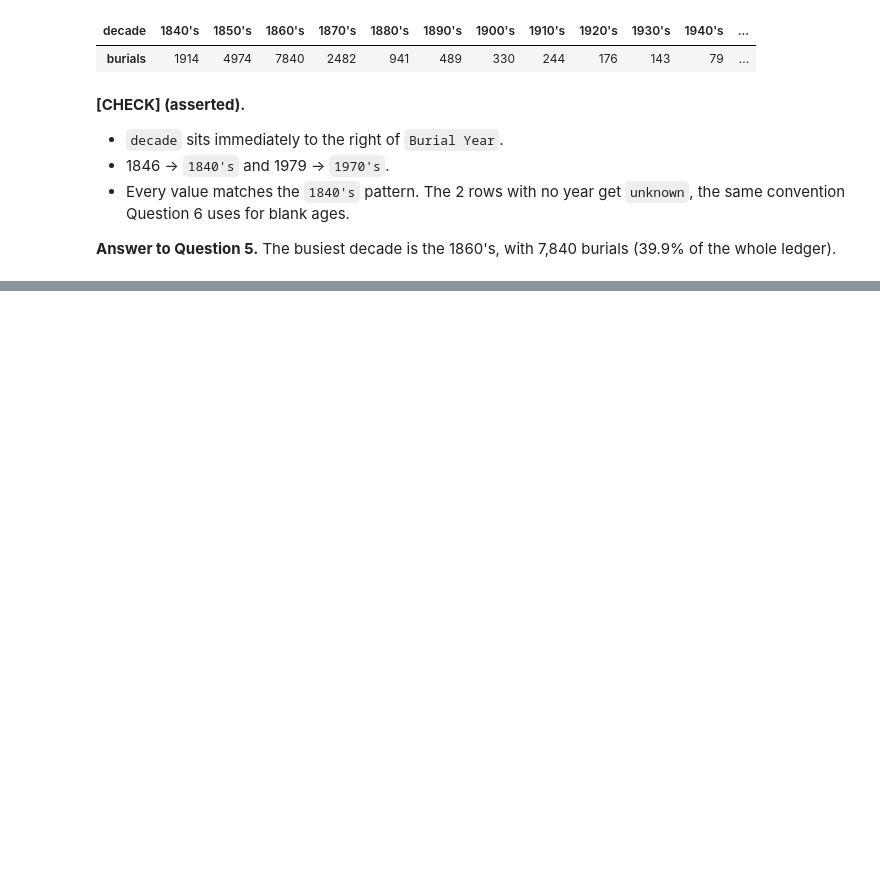
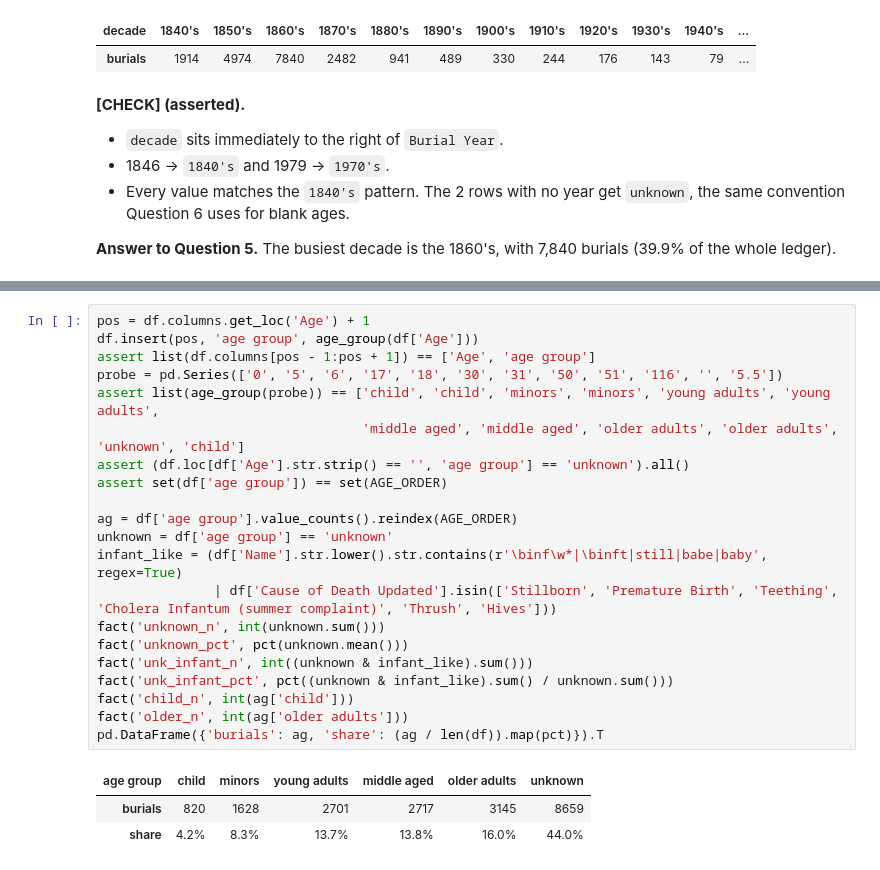
Before and after one commit to ryRyTheCoder/cause_of_death, a Jupyter notebook: submissions/juan_zavala/cemetery_analysis.ipynb, the cells around one changed output, grey strips where cells are left out. Drawn from its saved outputs; the diff is of its cells as text; blank space fills up the shorter version.

```diff
--- a/submissions/juan_zavala/cemetery_analysis.ipynb
+++ b/submissions/juan_zavala/cemetery_analysis.ipynb
@@ -776,0 +783,25 @@ dec.to_frame('burials').T
+# %%
+pos = df.columns.get_loc('Age') + 1
+df.insert(pos, 'age group', age_group(df['Age']))
+assert list(df.columns[pos - 1:pos + 1]) == ['Age', 'age group']
+probe = pd.Series(['0', '5', '6', '17', '18', '30', '31', '50', '51', '116', '', '5.5'])
+assert list(age_group(probe)) == ['child', 'child', 'minors', 'minors', 'young adults', 'young adults',
+                                  'middle aged', 'middle aged', 'older adults', 'older adults', 'unknown', 'child']
+assert (df.loc[df['Age'].str.strip() == '', 'age group'] == 'unknown').all()
+assert set(df['age group']) == set(AGE_ORDER)
+
+ag = df['age group'].value_counts().reindex(AGE_ORDER)
+unknown = df['age group'] == 'unknown'
+infant_like = (df['Name'].str.lower().str.contains(r'\binf\w*|\binft|still|babe|baby', regex=True)
+               | df['Cause of Death Updated'].isin(['Stillborn', 'Premature Birth', 'Teething', 'Cholera Infantum (summer complaint)', 'Thrush', 'Hives']))
+fact('unknown_n', int(unknown.sum()))
+fact('unknown_pct', pct(unknown.mean()))
+fact('unk_infant_n', int((unknown & infant_like).sum()))
+fact('unk_infant_pct', pct((unknown & infant_like).sum() / unknown.sum()))
+fact('child_n', int(ag['child']))
+fact('older_n', int(ag['older adults']))
+pd.DataFrame({'burials': ag, 'share': (ag / len(df)).map(pct)}).T
+# %% [output]
+| age group | child | minors | young adults | middle aged | older adults | unknown |
+| burials | 820 | 1628 | 2701 | 2717 | 3145 | 8659 |
+| share | 4.2% | 8.3% | 13.7% | 13.8% | 16.0% | 44.0% |
```
Also changed, not shown: parts of 4 cells of this notebook, 2 other files.
